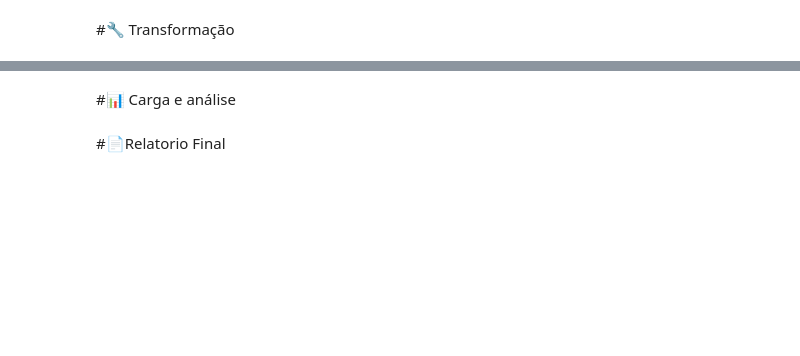
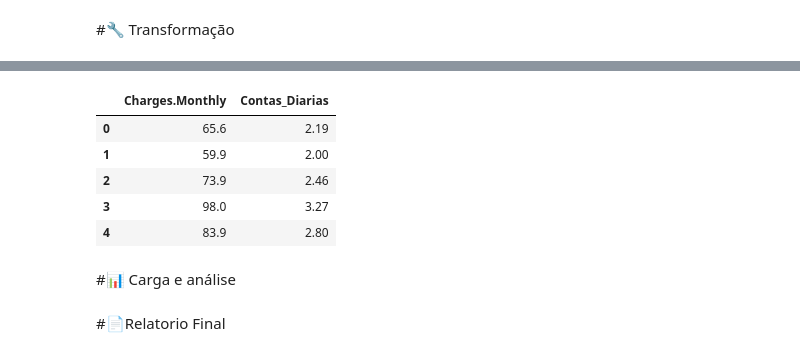
Before and after one commit to emilesartori/challenge2-data-science, a Jupyter notebook: TelecomX_BR.ipynb, the cells around one changed output, grey strips where cells are left out. Cells and saved outputs as stored; diff of their text form; code cells hidden in the pictures; blank space fills up the shorter version.

```diff
--- a/TelecomX_BR.ipynb
+++ b/TelecomX_BR.ipynb
@@ -21,0 +108,10 @@ display(df.head())
+# %%
+#removendo valores nan
+df_final.dropna(subset=['Churn', 'Charges.Total'], inplace=True)
+
+print("Número de linhas após remover valores ausentes:")
+print(len(df_final))
+
+
+print("\nValores ausentes por coluna após remoção:")
+print(df_final.isnull().sum())
@@ -21,0 +136,14 @@ display(df.head())
+# %%
+#criando a coluna Contas_Diarias
+
+df_final['Contas_Diarias'] = round(df_final['Charges.Monthly'] / 30,2)
+
+
+display(df_final[['Charges.Monthly', 'Contas_Diarias']].head())
+# %% [output]
+|  | Charges.Monthly | Contas_Diarias |
+| 0 | 65.6 | 2.19 |
+| 1 | 59.9 | 2.00 |
+| 2 | 73.9 | 2.46 |
+| 3 | 98.0 | 3.27 |
+| 4 | 83.9 | 2.80 |
```
Also changed, not shown: parts of 6 cells of this notebook.
